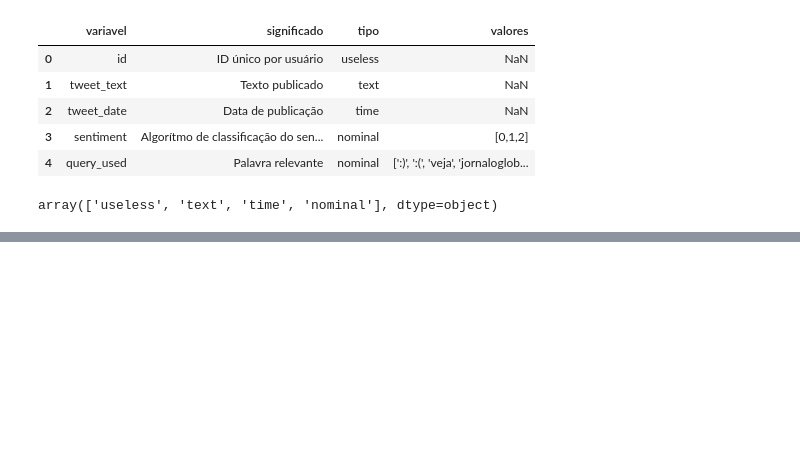
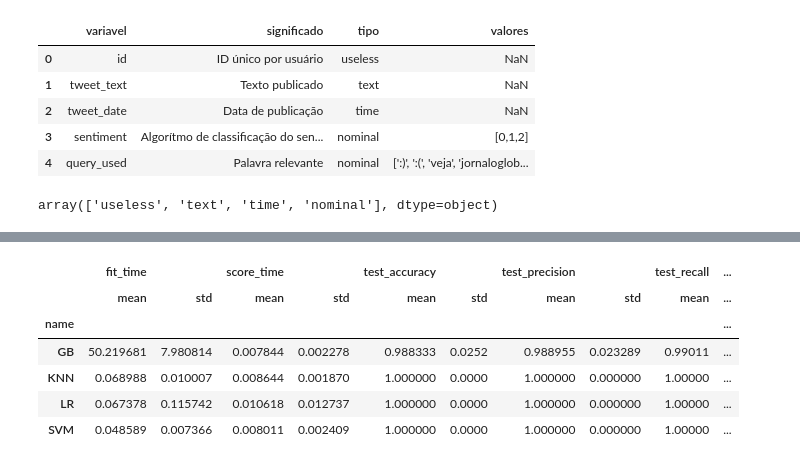
Before and after one commit to atlantico-academy/twitter-sentiment-analysis, a Jupyter notebook: notebooks/03-comparative_analysis.ipynb, the cells around one changed output, grey strips where cells are left out. Drawn from its saved outputs; the diff is of its cells as text; code cells hidden in the pictures; blank space fills up the shorter version.

```diff
--- a/notebooks/03-comparative_analysis.ipynb
+++ b/notebooks/03-comparative_analysis.ipynb
@@ -120,6 +135,6 @@ time_preprocessor = Pipeline([
 # %%
 preprocessor = ColumnTransformer(transformers=[
     ("nominal", nominal_preprocessor, nominal_columns),
-    ("text", text_preprocessor, text_columns),
-    ("time", time_preprocessor, time_columns),
+    ("text", text_preprocessor, text_columns[0]), # setando a coluna tweet_text
+    #("time", time_preprocessor, time_columns),
 ])
@@ -133 +178,10 @@ ValueError: all the input array dimensions for the concatenation axis must match
+# %%
+# Separando características previssores da classe
+#X = df_data.drop(columns=[*useless_columns, target_column], axis=1)
+X = df_data.drop(columns=[*useless_columns, *time_columns, target_column], axis=1)
+
+y = df_data[[target_column]].to_numpy().ravel()
+
+# Definindo cross validation
+cv = ShuffleSplit(n_splits=30, train_size=0.8, random_state=42)
 # %%
@@ -134,0 +220,12 @@ preprocessor.transform(X)
+# %%
+# Criando dataframe com os resultados
+df_results = pd.DataFrame(results)
+df_results.groupby('name').agg([np.mean, np.std])
+# %% [output]
+|  | fit_time |  | score_time |  | test_accuracy |  | test_precision |  | test_recall | ... |
+|  | mean | std | mean | std | mean | std | mean | std | mean | ... |
+| name |  |  |  |  |  |  |  |  |  | ... |
+| GB | 50.219681 | 7.980814 | 0.007844 | 0.002278 | 0.988333 | 0.0252 | 0.988955 | 0.023289 | 0.99011 | ... |
+| KNN | 0.068988 | 0.010007 | 0.008644 | 0.001870 | 1.000000 | 0.0000 | 1.000000 | 0.000000 | 1.00000 | ... |
+| LR | 0.067378 | 0.115742 | 0.010618 | 0.012737 | 1.000000 | 0.0000 | 1.000000 | 0.000000 | 1.00000 | ... |
+| SVM | 0.048589 | 0.007366 | 0.008011 | 0.002409 | 1.000000 | 0.0000 | 1.000000 | 0.000000 | 1.00000 | ... |
```
Also changed, not shown: parts of 11 cells of this notebook, 3 other files.
